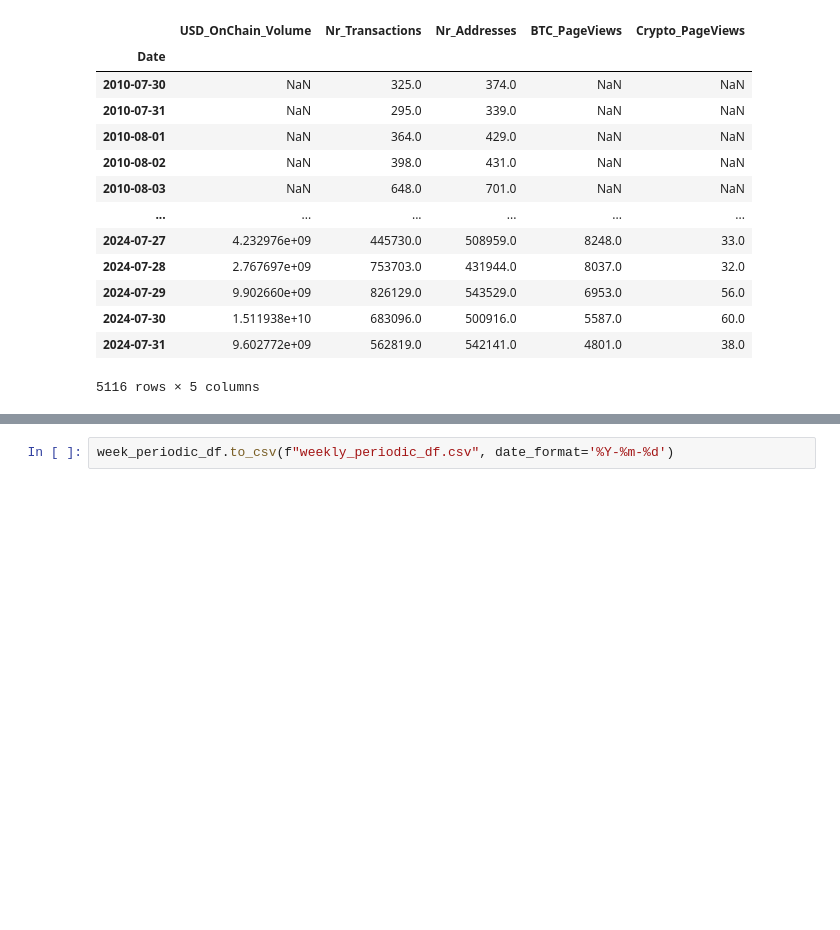
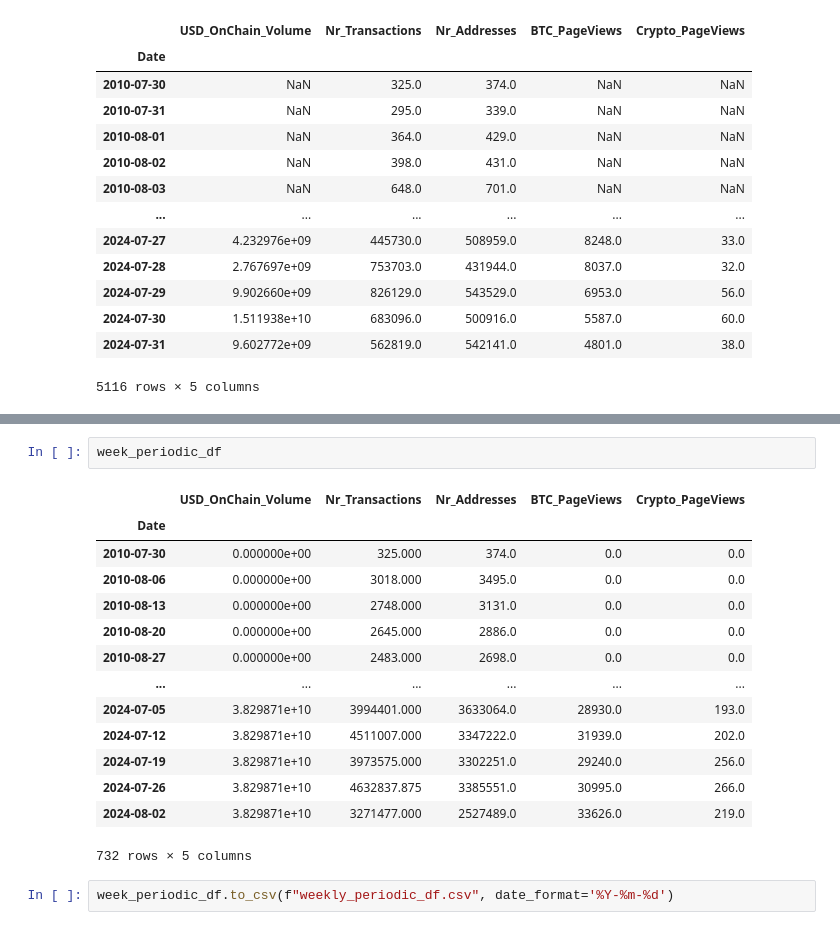
Before and after one commit to notp1ssed/ProjetoFinal-PosGraduacaoEngenhariaFinanceira, a Jupyter notebook: projeto_download_join_data.ipynb, the cells around one changed output, grey strips where cells are left out. Cells and saved outputs as stored; diff of their text form; blank space fills up the shorter version.

```diff
--- a/projeto_download_join_data.ipynb
+++ b/projeto_download_join_data.ipynb
@@ -520,3 +559,20 @@ week_periodic_df
+# %%
+week_periodic_df
+# %% [output]
+|  | USD_OnChain_Volume | Nr_Transactions | Nr_Addresses | BTC_PageViews | Crypto_PageViews |
+| Date |  |  |  |  |  |
+| 2010-07-30 | 0.000000e+00 | 325.000 | 374.0 | 0.0 | 0.0 |
+| 2010-08-06 | 0.000000e+00 | 3018.000 | 3495.0 | 0.0 | 0.0 |
+| 2010-08-13 | 0.000000e+00 | 2748.000 | 3131.0 | 0.0 | 0.0 |
+| 2010-08-20 | 0.000000e+00 | 2645.000 | 2886.0 | 0.0 | 0.0 |
+| 2010-08-27 | 0.000000e+00 | 2483.000 | 2698.0 | 0.0 | 0.0 |
+| ... | ... | ... | ... | ... | ... |
+| 2024-07-05 | 3.829871e+10 | 3994401.000 | 3633064.0 | 28930.0 | 193.0 |
+| 2024-07-12 | 3.829871e+10 | 4511007.000 | 3347222.0 | 31939.0 | 202.0 |
+| 2024-07-19 | 3.829871e+10 | 3973575.000 | 3302251.0 | 29240.0 | 256.0 |
+| 2024-07-26 | 3.829871e+10 | 4632837.875 | 3385551.0 | 30995.0 | 266.0 |
+| 2024-08-02 | 3.829871e+10 | 3271477.000 | 2527489.0 | 33626.0 | 219.0 |
+732 rows × 5 columns
 # %%
 week_periodic_df.to_csv(f"weekly_periodic_df.csv", date_format='%Y-%m-%d')
 # %% [markdown]
```
Also changed, not shown: parts of 5 cells of this notebook, 2 other files.
